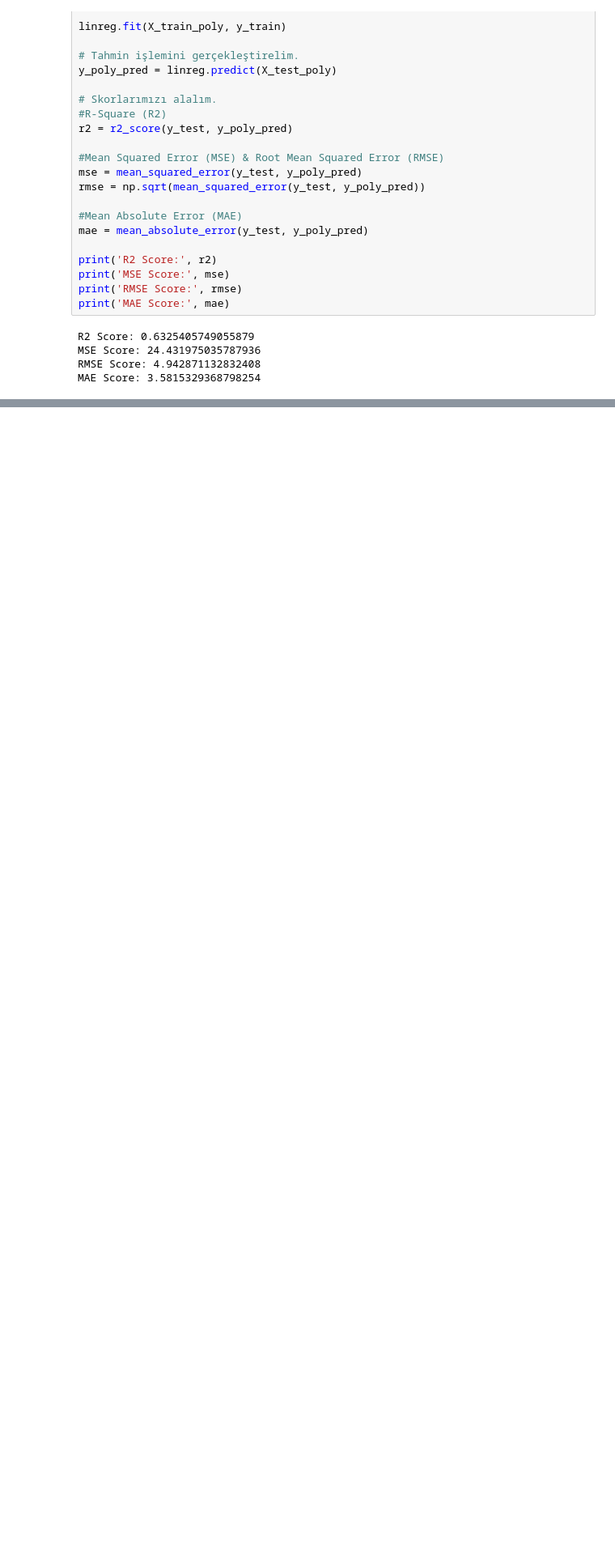
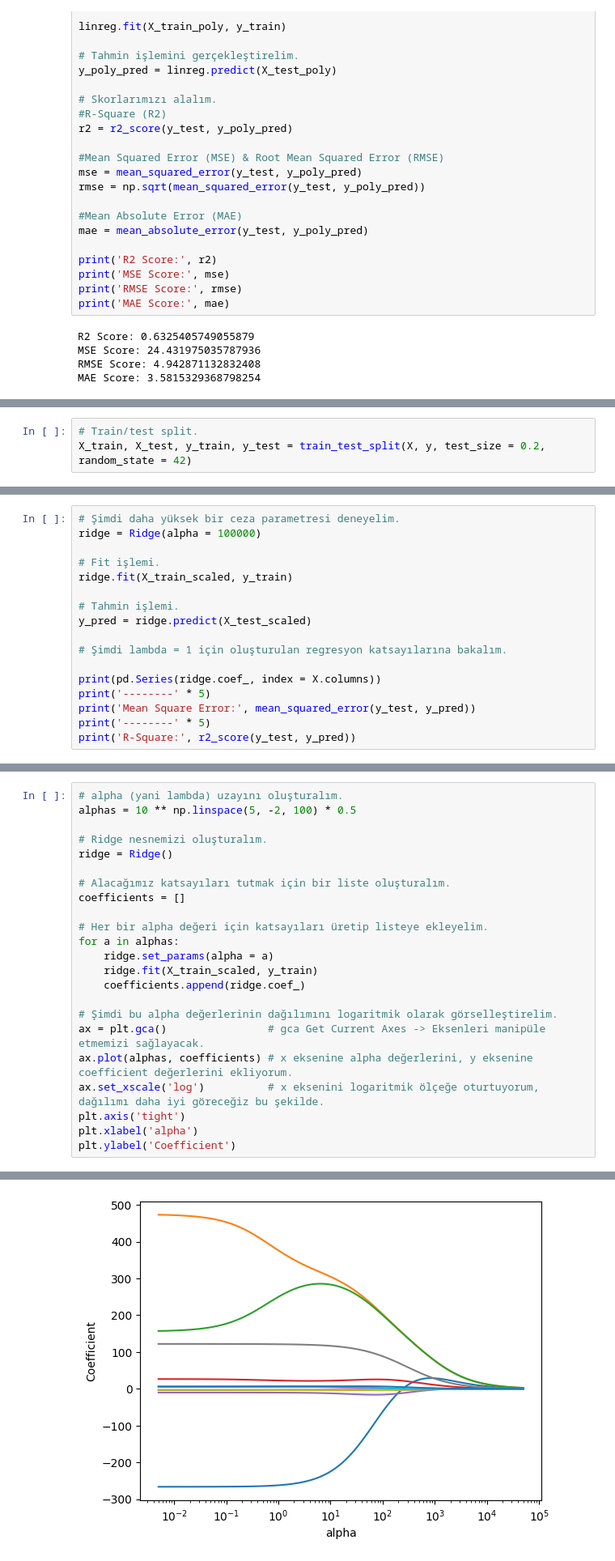
Before and after one commit to mybozkir/Machine_Learning_Practices, a Jupyter notebook: 1-Regression_Practices_TUR.ipynb, the cells around one changed output, grey strips where cells are left out. Shown at 81% size. Cells and saved outputs as stored; diff of their text form; blank space fills up the shorter version.

Commit message:
Ridge & Lasso Regression eklendi.

```diff
--- a/1-Regression_Practices_TUR.ipynb
+++ b/1-Regression_Practices_TUR.ipynb
@@ -733,0 +810,3 @@ MAE Score: 3.5815329368798254
+# %%
+# Train/test split.
+X_train, X_test, y_train, y_test = train_test_split(X, y, test_size = 0.2, random_state = 42)
@@ -733,0 +864,17 @@ MAE Score: 3.5815329368798254
+# %%
+# Şimdi daha yüksek bir ceza parametresi deneyelim.
+ridge = Ridge(alpha = 100000)
+
+# Fit işlemi.
+ridge.fit(X_train_scaled, y_train)
+
+# Tahmin işlemi.
+y_pred = ridge.predict(X_test_scaled)
+
+# Şimdi lambda = 1 için oluşturulan regresyon katsayılarına bakalım.
+
+print(pd.Series(ridge.coef_, index = X.columns))
+print('--------' * 5)
+print('Mean Square Error:', mean_squared_error(y_test, y_pred))
+print('--------' * 5)
+print('R-Square:', r2_score(y_test, y_pred))
@@ -733,0 +904,24 @@ MAE Score: 3.5815329368798254
+# %%
+# alpha (yani lambda) uzayını oluşturalım.
+alphas = 10 ** np.linspace(5, -2, 100) * 0.5
+
+# Ridge nesnemizi oluşturalım.
+ridge = Ridge()
+
+# Alacağımız katsayıları tutmak için bir liste oluşturalım.
+coefficients = []
+
+# Her bir alpha değeri için katsayıları üretip listeye ekleyelim.
+for a in alphas:
+    ridge.set_params(alpha = a)
+    ridge.fit(X_train_scaled, y_train)
+    coefficients.append(ridge.coef_)
+
+# Şimdi bu alpha değerlerinin dağılımını logaritmik olarak görselleştirelim.
+ax = plt.gca()                # gca Get Current Axes -> Eksenleri manipüle etmemizi sağlayacak.
+ax.plot(alphas, coefficients) # x eksenine alpha değerlerini, y eksenine coefficient değerlerini ekliyorum.
+ax.set_xscale('log')          # x eksenini logaritmik ölçeğe oturtuyorum, dağılımı daha iyi göreceğiz bu şekilde.
+plt.axis('tight')
+plt.xlabel('alpha')
+plt.ylabel('Coefficient')
+# %% [output]
@@ -733,0 +929 @@ MAE Score: 3.5815329368798254
+[figure, added]
```
Also changed, not shown: parts of 25 cells of this notebook.
